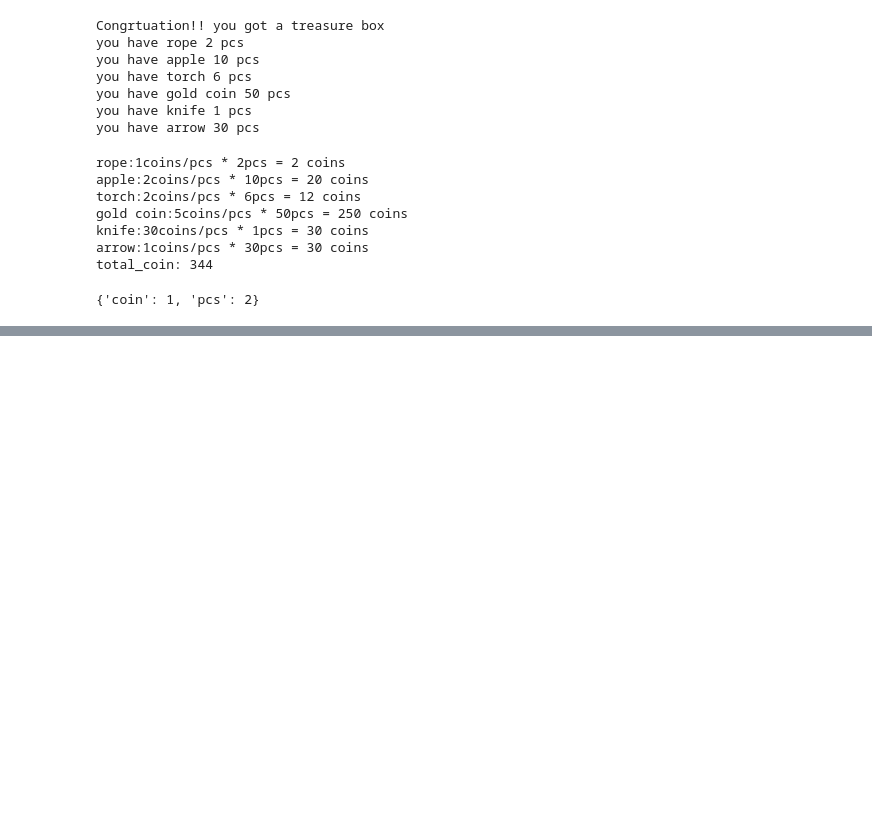
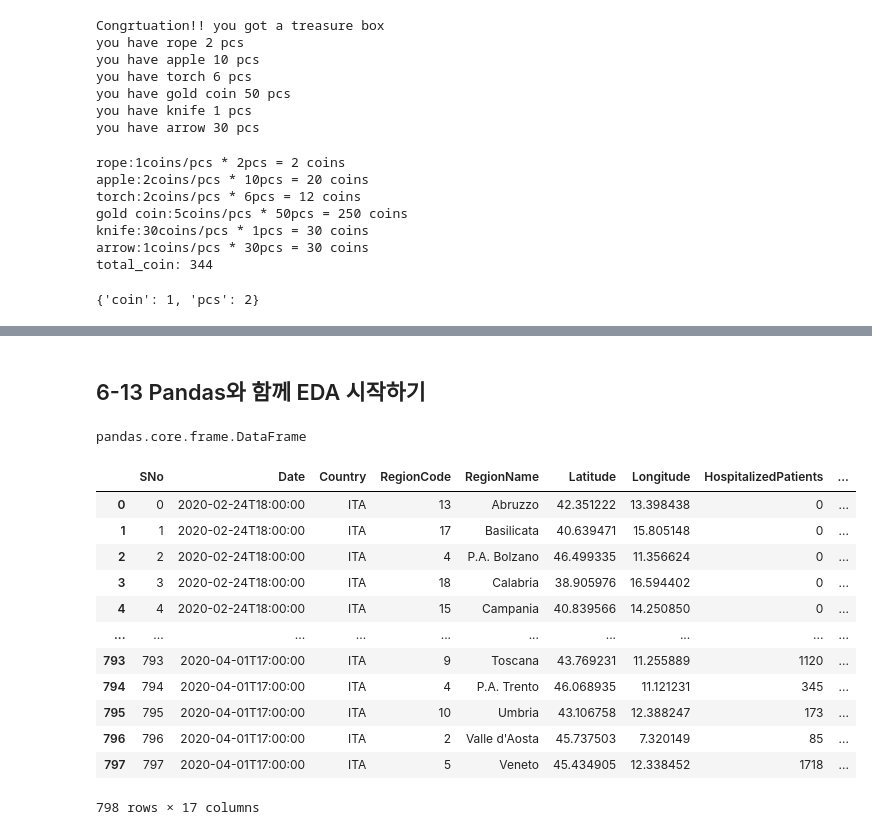
Before and after one commit to Superstar89/sba_project, a Jupyter notebook: aiffel/6. Data 어떻게 표현하면 좋을까? 배열(array)과 표(table).ipynb, the cells around one changed output, grey strips where cells are left out. Saved outputs shown, nothing was run; the diff lists cells and outputs as text; code cells hidden in the pictures; blank space fills up the shorter version.

```diff
--- a/aiffel/6. Data 어떻게 표현하면 좋을까? 배열(array)과 표(table).ipynb
+++ b/aiffel/6. Data 어떻게 표현하면 좋을까? 배열(array)과 표(table).ipynb
@@ -451,0 +614,2 @@ treasure_box['rope']
+# %% [markdown]
+## 6-13 Pandas와 함께 EDA 시작하기
@@ -451,0 +620,25 @@ treasure_box['rope']
+# %%
+import pandas as pd
+import os
+
+csv_path = os.getenv("HOME")+ "/aiffel/data_represent/data/covid19_italy_region.csv"
+data = pd.read_csv(csv_path)
+type(data)
+# %% [output]
+pandas.core.frame.DataFrame
+# %%
+data
+# %% [output]
+|  | SNo | Date | Country | RegionCode | RegionName | Latitude | Longitude | HospitalizedPatients | ... |
+| 0 | 0 | 2020-02-24T18:00:00 | ITA | 13 | Abruzzo | 42.351222 | 13.398438 | 0 | ... |
+| 1 | 1 | 2020-02-24T18:00:00 | ITA | 17 | Basilicata | 40.639471 | 15.805148 | 0 | ... |
+| 2 | 2 | 2020-02-24T18:00:00 | ITA | 4 | P.A. Bolzano | 46.499335 | 11.356624 | 0 | ... |
+| 3 | 3 | 2020-02-24T18:00:00 | ITA | 18 | Calabria | 38.905976 | 16.594402 | 0 | ... |
+| 4 | 4 | 2020-02-24T18:00:00 | ITA | 15 | Campania | 40.839566 | 14.250850 | 0 | ... |
+| ... | ... | ... | ... | ... | ... | ... | ... | ... | ... |
+| 793 | 793 | 2020-04-01T17:00:00 | ITA | 9 | Toscana | 43.769231 | 11.255889 | 1120 | ... |
+| 794 | 794 | 2020-04-01T17:00:00 | ITA | 4 | P.A. Trento | 46.068935 | 11.121231 | 345 | ... |
+| 795 | 795 | 2020-04-01T17:00:00 | ITA | 10 | Umbria | 43.106758 | 12.388247 | 173 | ... |
+| 796 | 796 | 2020-04-01T17:00:00 | ITA | 2 | Valle d'Aosta | 45.737503 | 7.320149 | 85 | ... |
+| 797 | 797 | 2020-04-01T17:00:00 | ITA | 5 | Veneto | 45.434905 | 12.338452 | 1718 | ... |
+798 rows × 17 columns
```
Also changed, not shown: parts of 41 cells of this notebook.
